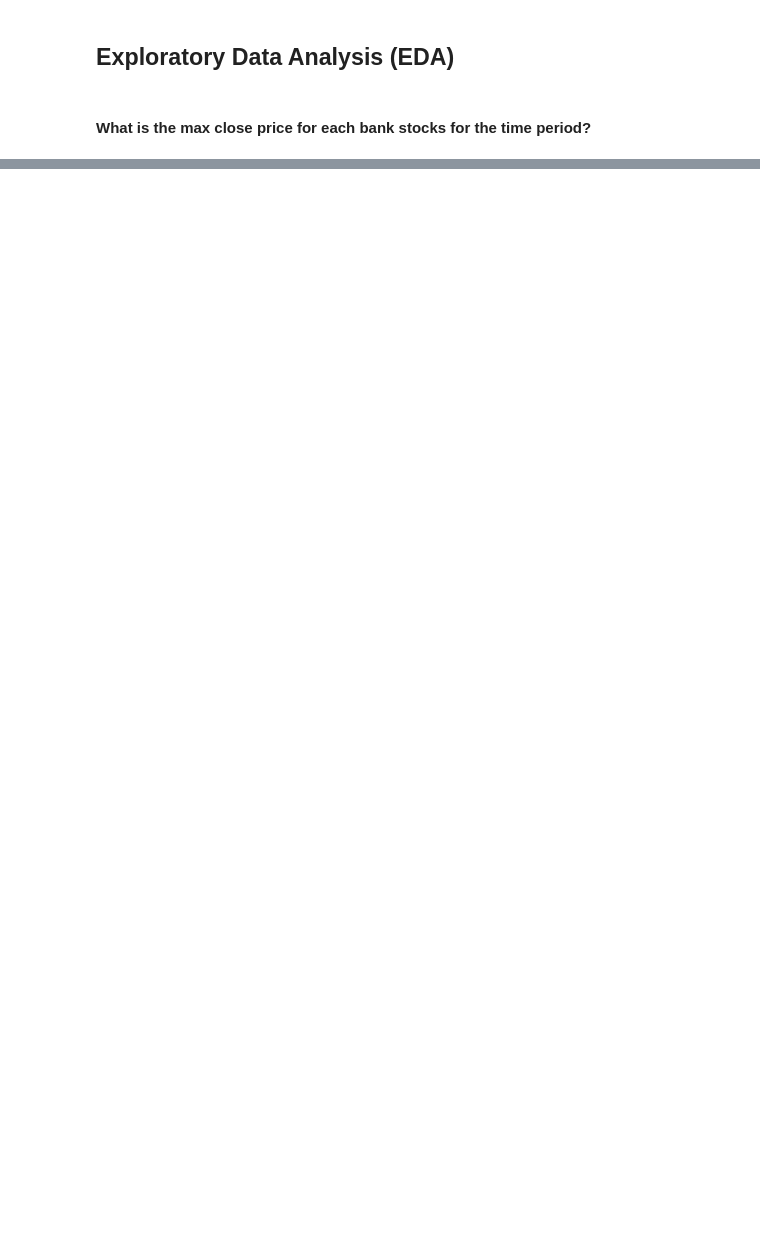
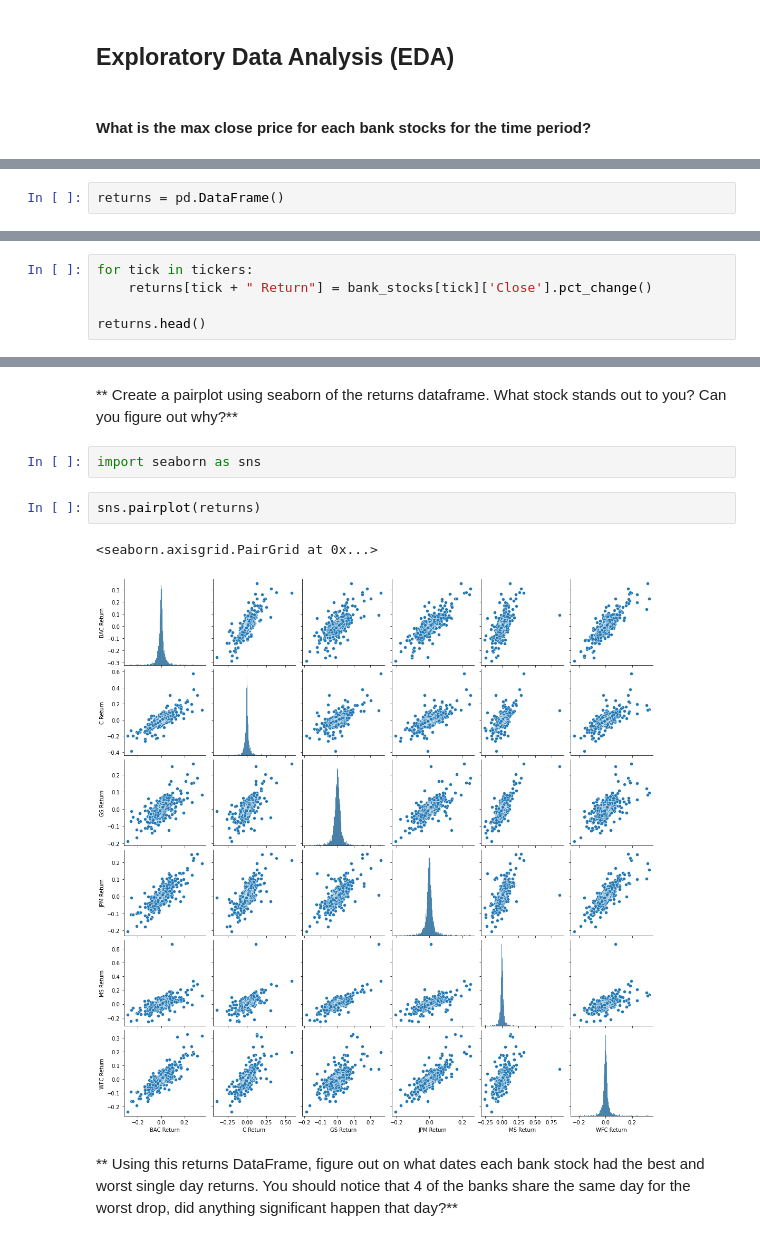
Before and after one commit to khunamir/pfmladsbc, a Jupyter notebook: Data Capstone Project/Finance Project.ipynb, the cells around one changed output, grey strips where cells are left out. Drawn from its saved outputs; the diff is of its cells as text; blank space fills up the shorter version.

```diff
--- a/Data Capstone Project/Finance Project.ipynb
+++ b/Data Capstone Project/Finance Project.ipynb
@@ -151,0 +163,2 @@ KeyError: 'Close'
+# %%
+returns = pd.DataFrame()
@@ -151,0 +167,5 @@ KeyError: 'Close'
+# %%
+for tick in tickers:
+    returns[tick + " Return"] = bank_stocks[tick]['Close'].pct_change()
+
+returns.head()
@@ -151,0 +180,11 @@ KeyError: 'Close'
+# %% [markdown]
+** Create a pairplot using seaborn of the returns dataframe. What stock stands out to you? Can you figure out why?**
+# %%
+import seaborn as sns
+# %%
+sns.pairplot(returns)
+# %% [output]
+<seaborn.axisgrid.PairGrid at 0x...>
+[figure, added]
+# %% [markdown]
+** Using this returns DataFrame, figure out on what dates each bank stock had the best and worst single day returns. You should notice that 4 of the banks share the same day for the worst drop, did anything significant happen that day?**
```
Also changed, not shown: parts of 20 cells of this notebook.
